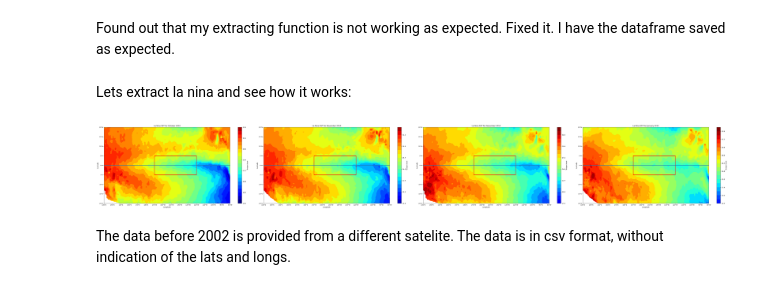
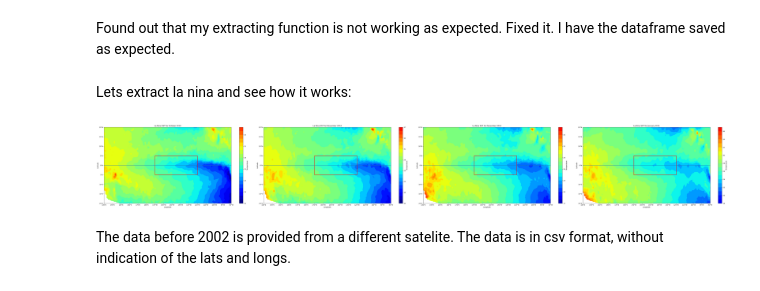
Before and after one commit to StanDobrev11/DataScience, a Jupyter notebook: Project/draft.ipynb, the cells around one changed output. Cells and saved outputs as stored; diff of their text form; code cells hidden in the pictures.

```diff
--- a/Project/draft.ipynb
+++ b/Project/draft.ipynb
@@ -387,9 +388,9 @@ lanina.sst = lanina.sst.apply(lambda x: None if x > 33 else x)
 # %%
 lanina = lanina.dropna()
 # %%
-plot_equatorial_pacific(lanina, cond_name='La Nina')
+plot_equatorial_pacific('data/csv_ready/lanina_2010.csv', cond_name='La Nina')
 # %% [output]
-[figure, old version]
+[figure, new version]
 # %% [markdown]
 The data before 2002 is provided from a different satelite.
 The data is in csv format, without indication of the lats and longs.
```
Also changed, not shown: parts of 32 cells of this notebook, 9 other files.
